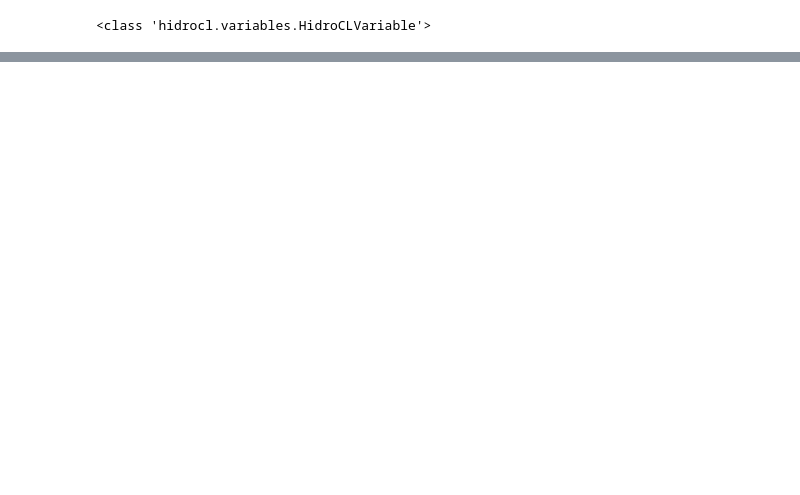
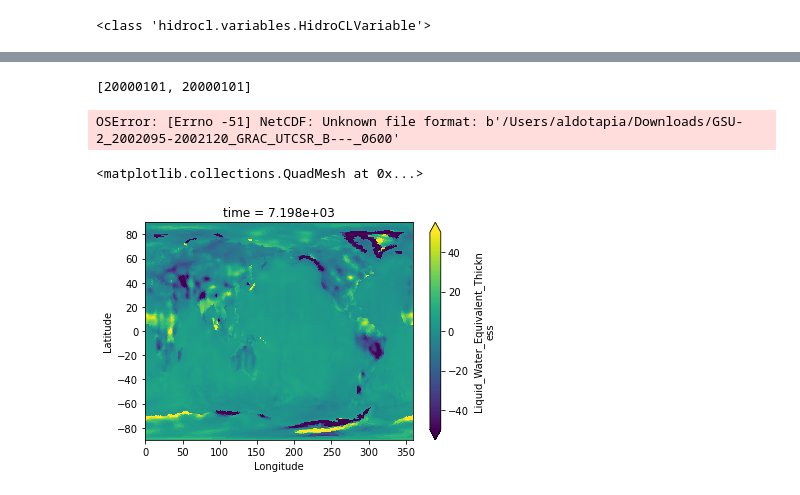
Before and after one commit to MeteorologiaUV/HidroCL-OOP, a Jupyter notebook: local_tests.ipynb, the cells around one changed output, grey strips where cells are left out. Cells and saved outputs as stored; diff of their text form; code cells hidden in the pictures; blank space fills up the shorter version.

```diff
--- a/local_tests.ipynb
+++ b/local_tests.ipynb
@@ -243,0 +384,4 @@ Time elapsed for A2022113: 84 seconds
+# %%
+era5.complete_scenes[0] in era5.temp.indatabase
+# %% [output]
+[20000101, 20000101]
@@ -243,0 +390,2 @@ Time elapsed for A2022113: 84 seconds
+# %%
+da = xarray.open_dataset('/Users/aldotapia/Downloads/CSR_GRACE_GRACE-FO_RL06_Mascons_all-corrections_v02.nc')
@@ -243,0 +394,9 @@ Time elapsed for A2022113: 84 seconds
+# %%
+Dataset('/Users/aldotapia/Downloads/GSU-2_2002095-2002120_GRAC_UTCSR_B---_0600', mode='r')
+# %% [output]
+OSError: [Errno -51] NetCDF: Unknown file format: b'/Users/aldotapia/Downloads/GSU-2_2002095-2002120_GRAC_UTCSR_B---_0600'
+# %%
+da['lwe_thickness'][200].plot(vmin=-50,vmax=50)
+# %% [output]
+<matplotlib.collections.QuadMesh at 0x...>
+[figure, added]
```
Also changed, not shown: parts of 187 cells of this notebook, 7 other files.
